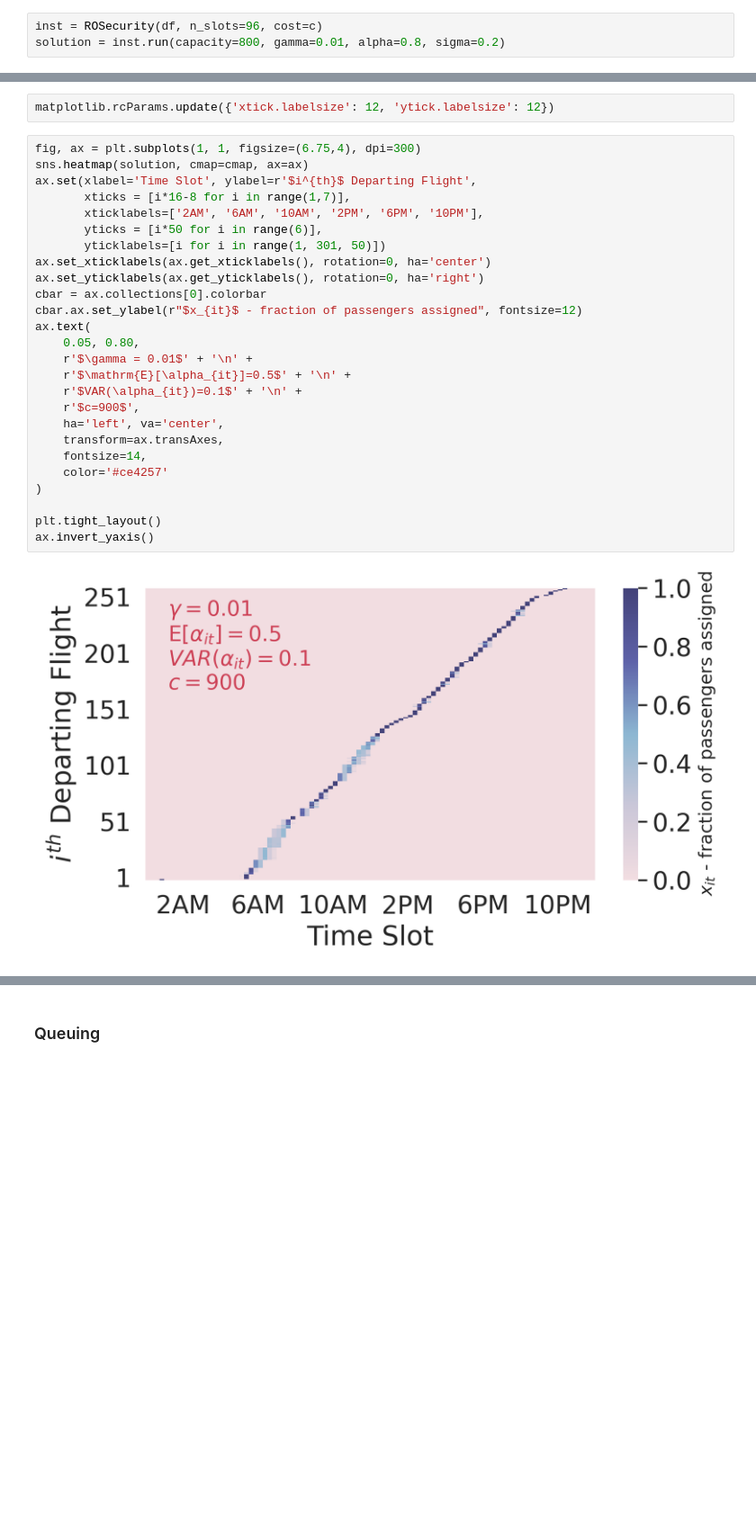
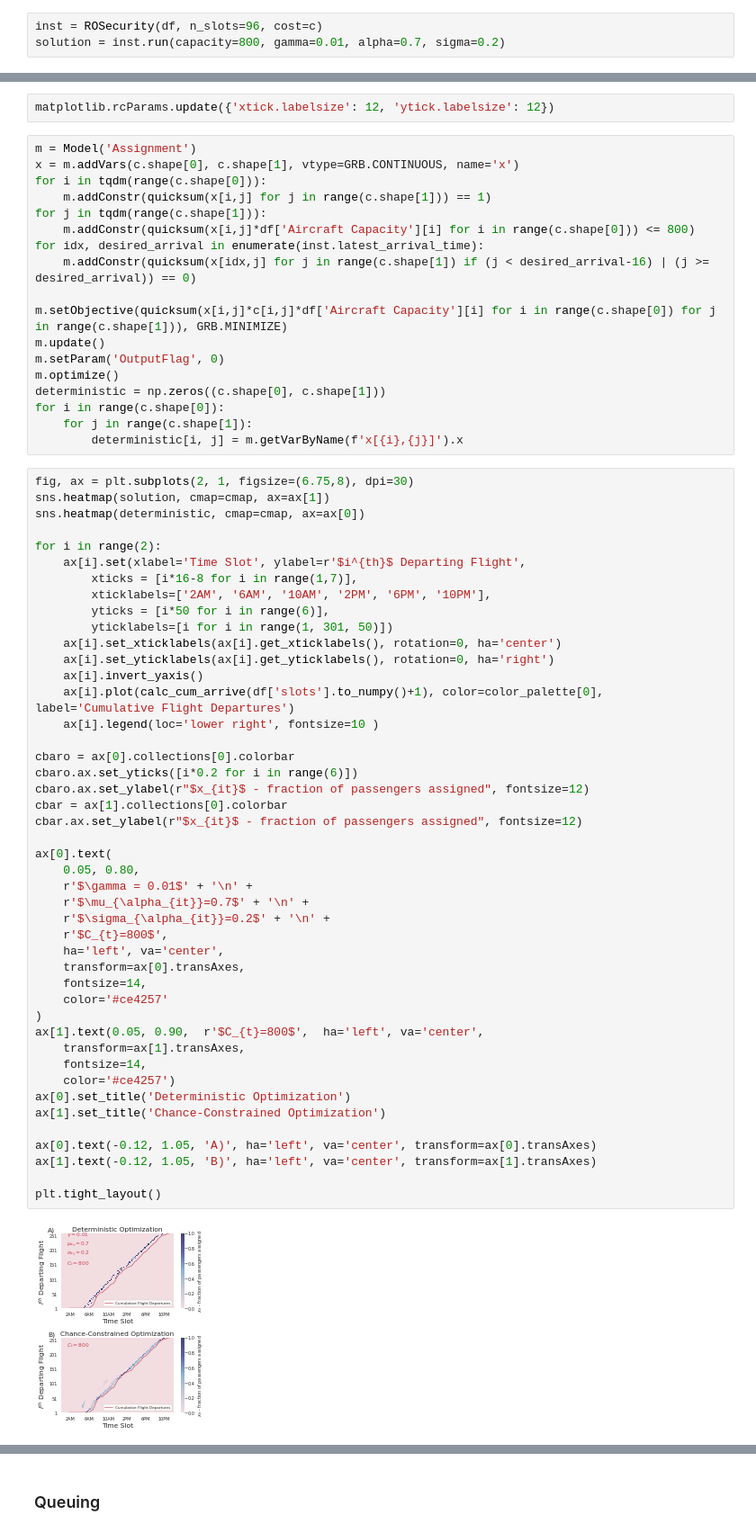
Before and after one commit to caoalbert/RobustSecurity, a Jupyter notebook: RO.ipynb, the cells around one changed output, grey strips where cells are left out. Shown at 90% size. Saved outputs shown, nothing was run; the diff lists cells and outputs as text; blank space fills up the shorter version.

```diff
--- a/RO.ipynb
+++ b/RO.ipynb
@@ -57,5 +57,5 @@ importlib.reload(model)
 from model import ROSecurity
 # %%
 inst = ROSecurity(df, n_slots=96, cost=c)
-solution = inst.run(capacity=800, gamma=0.01, alpha=0.8, sigma=0.2)
+solution = inst.run(capacity=800, gamma=0.01, alpha=0.7, sigma=0.2)
 # %% [output]
@@ -64,31 +65,68 @@ Set parameter NonConvex to value 2
 ### Visualization
 # %%
 matplotlib.rcParams.update({'xtick.labelsize': 12, 'ytick.labelsize': 12})
+# %%
+m = Model('Assignment')
+x = m.addVars(c.shape[0], c.shape[1], vtype=GRB.CONTINUOUS, name='x')
+for i in tqdm(range(c.shape[0])):
+    m.addConstr(quicksum(x[i,j] for j in range(c.shape[1])) == 1)
+for j in tqdm(range(c.shape[1])):
+    m.addConstr(quicksum(x[i,j]*df['Aircraft Capacity'][i] for i in range(c.shape[0])) <= 800)
+for idx, desired_arrival in enumerate(inst.latest_arrival_time):
+    m.addConstr(quicksum(x[idx,j] for j in range(c.shape[1]) if (j < desired_arrival-16) | (j >= desired_arrival)) == 0)
+
+m.setObjective(quicksum(x[i,j]*c[i,j]*df['Aircraft Capacity'][i] for i in range(c.shape[0]) for j in range(c.shape[1])), GRB.MINIMIZE)
+m.update()
+m.setParam('OutputFlag', 0)
+m.optimize()
+deterministic = np.zeros((c.shape[0], c.shape[1]))
+for i in range(c.shape[0]):
+    for j in range(c.shape[1]):
+        deterministic[i, j] = m.getVarByName(f'x[{i},{j}]').x
 # %%
-fig, ax = plt.subplots(1, 1, figsize=(6.75,4), dpi=300)
-sns.heatmap(solution, cmap=cmap, ax=ax)
-ax.set(xlabel='Time Slot', ylabel=r'$i^{th}$ Departing Flight',
-       xticks = [i*16-8 for i in range(1,7)],
-       xticklabels=['2AM', '6AM', '10AM', '2PM', '6PM', '10PM'],
-       yticks = [i*50 for i in range(6)],
-       yticklabels=[i for i in range(1, 301, 50)])
-ax.set_xticklabels(ax.get_xticklabels(), rotation=0, ha='center')
-ax.set_yticklabels(ax.get_yticklabels(), rotation=0, ha='right')
-cbar = ax.collections[0].colorbar
+fig, ax = plt.subplots(2, 1, figsize=(6.75,8), dpi=30)
+sns.heatmap(solution, cmap=cmap, ax=ax[1])
+sns.heatmap(deterministic, cmap=cmap, ax=ax[0])
+
+for i in range(2):
+    ax[i].set(xlabel='Time Slot', ylabel=r'$i^{th}$ Departing Flight',
+        xticks = [i*16-8 for i in range(1,7)],
+        xticklabels=['2AM', '6AM', '10AM', '2PM', '6PM', '10PM'],
+        yticks = [i*50 for i in range(6)],
+        yticklabels=[i for i in range(1, 301, 50)])
+    ax[i].set_xticklabels(ax[i].get_xticklabels(), rotation=0, ha='center')
+    ax[i].set_yticklabels(ax[i].get_yticklabels(), rotation=0, ha='right')
+    ax[i].invert_yaxis()
+    ax[i].plot(calc_cum_arrive(df['slots'].to_numpy()+1), color=color_palette[0], label='Cumulative Flight Departures')
+    ax[i].legend(loc='lower right', fontsize=10 )
+
+cbaro = ax[0].collections[0].colorbar
+cbaro.ax.set_yticks([i*0.2 for i in range(6)])
+cbaro.ax.set_ylabel(r"$x_{it}$ - fraction of passengers assigned", fontsize=12)
+cbar = ax[1].collections[0].colorbar
 cbar.ax.set_ylabel(r"$x_{it}$ - fraction of passengers assigned", fontsize=12)
-ax.text(
+
+ax[0].text(
     0.05, 0.80,
     r'$\gamma = 0.01$' + '\n' +
-    r'$\mathrm{E}[\alpha_{it}]=0.5$' + '\n' +
-    r'$VAR(\alpha_{it})=0.1$' + '\n' +
-    r'$c=900$',
+    r'$\mu_{\alpha_{it}}=0.7$' + '\n' +
+    r'$\sigma_{\alpha_{it}}=0.2$' + '\n' +
+    r'$C_{t}=800$',
     ha='left', va='center',
-    transform=ax.transAxes,
+    transform=ax[0].transAxes,
     fontsize=14,
     color='#ce4257'
 )
+ax[1].text(0.05, 0.90,  r'$C_{t}=800$',  ha='left', va='center',
+    transform=ax[1].transAxes,
+    fontsize=14,
+    color='#ce4257')
+ax[0].set_title('Deterministic Optimization')
+ax[1].set_title('Chance-Constrained Optimization')
+
+ax[0].text(-0.12, 1.05, 'A)', ha='left', va='center', transform=ax[0].transAxes)
+ax[1].text(-0.12, 1.05, 'B)', ha='left', va='center', transform=ax[1].transAxes)
 
 plt.tight_layout()
-ax.invert_yaxis()
 # %% [output]
-[figure, old version]
+[figure, new version]
```
Also changed, not shown: parts of 24 cells of this notebook, 6 other files.
